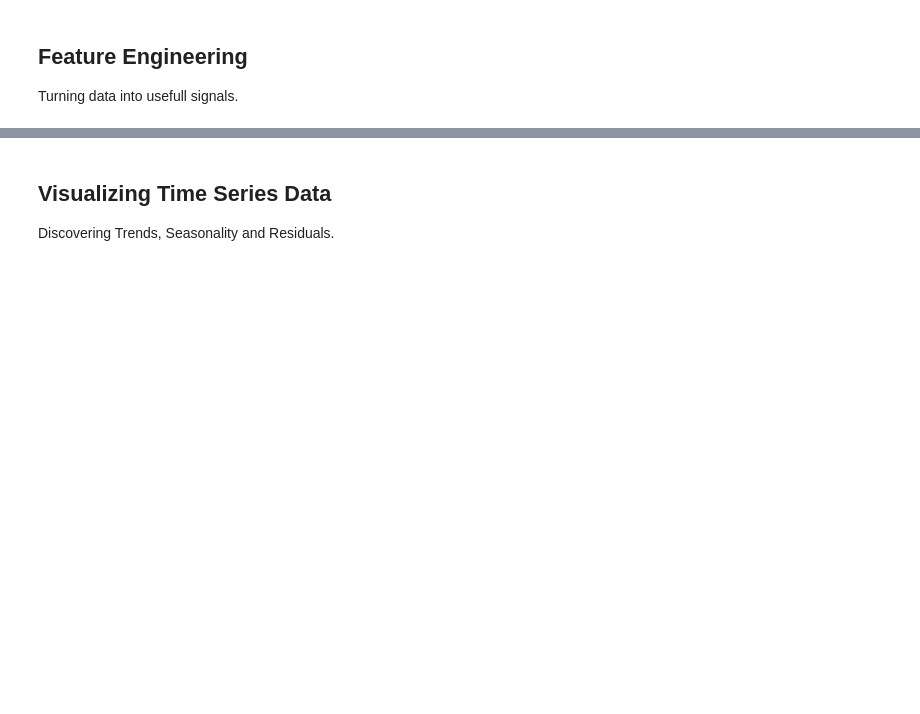
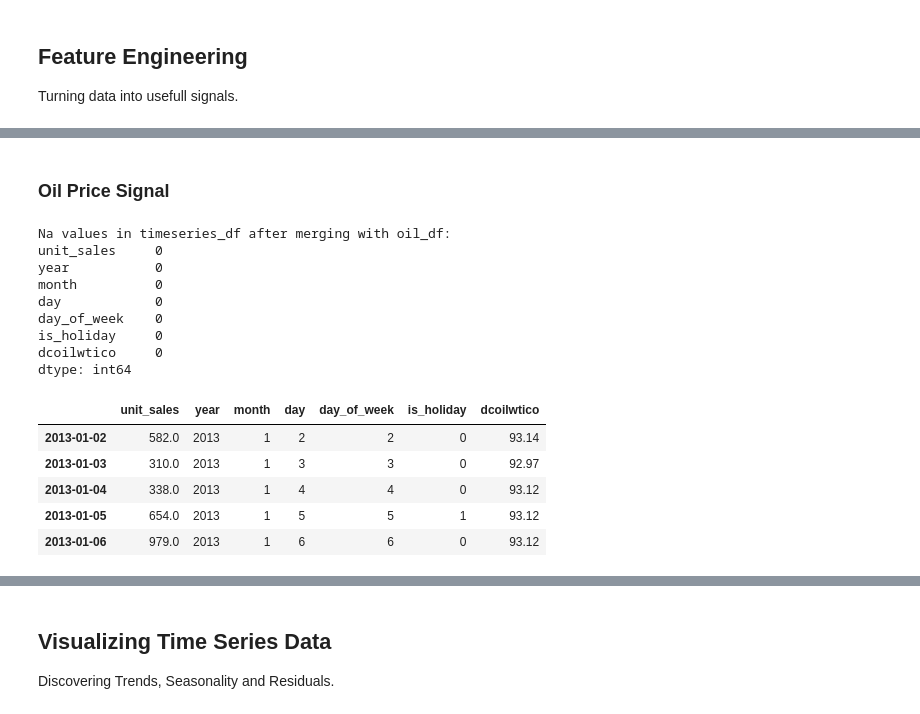
Before and after one commit to Moritz-Binder/corporacion_favorita_grocery_sales_forecasting, a Jupyter notebook: ipynb/EDA.ipynb, the cells around one changed output, grey strips where cells are left out. Saved outputs shown, nothing was run; the diff lists cells and outputs as text; code cells hidden in the pictures; blank space fills up the shorter version.

```diff
--- a/ipynb/EDA.ipynb
+++ b/ipynb/EDA.ipynb
@@ -239,0 +323,28 @@ Turning data into usefull signals.
+# %% [markdown]
+### Oil Price Signal
+# %%
+oil_df.head()
+# join dcoilwtico from oil_df to timeseries_df based on the date index
+timeseries_df = timeseries_df.merge(oil_df['dcoilwtico'], left_index=True, right_index=True, how='left')
+
+# check for remaining missing values after merging
+print(f"Na values in timeseries_df after merging with oil_df: \n{timeseries_df.isna().sum()}")
+
+# Lets check the result
+timeseries_df.head()
+# %% [output]
+Na values in timeseries_df after merging with oil_df:
+unit_sales     0
+year           0
+month          0
+day            0
+day_of_week    0
+is_holiday     0
+dcoilwtico     0
+dtype: int64
+|  | unit_sales | year | month | day | day_of_week | is_holiday | dcoilwtico |
+| 2013-01-02 | 582.0 | 2013 | 1 | 2 | 2 | 0 | 93.14 |
+| 2013-01-03 | 310.0 | 2013 | 1 | 3 | 3 | 0 | 92.97 |
+| 2013-01-04 | 338.0 | 2013 | 1 | 4 | 4 | 0 | 93.12 |
+| 2013-01-05 | 654.0 | 2013 | 1 | 5 | 5 | 1 | 93.12 |
+| 2013-01-06 | 979.0 | 2013 | 1 | 6 | 6 | 0 | 93.12 |
```
Also changed, not shown: parts of 23 cells of this notebook.
